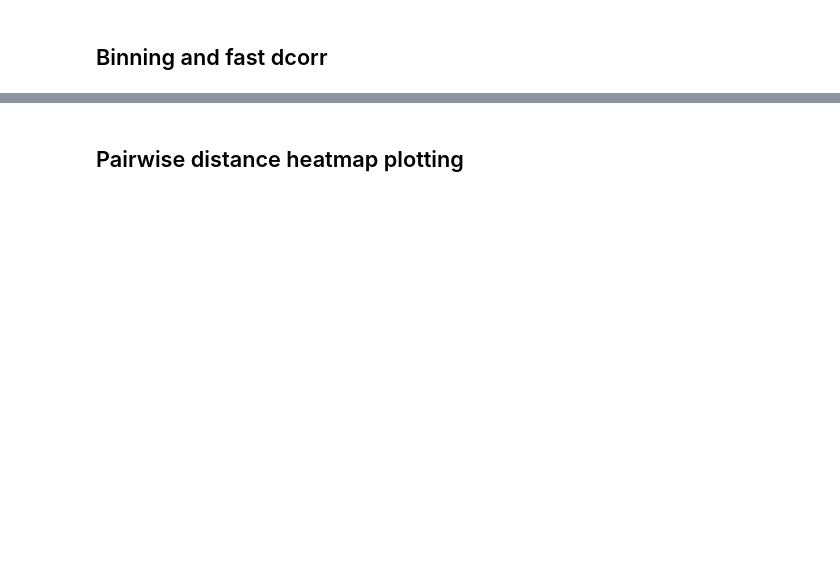
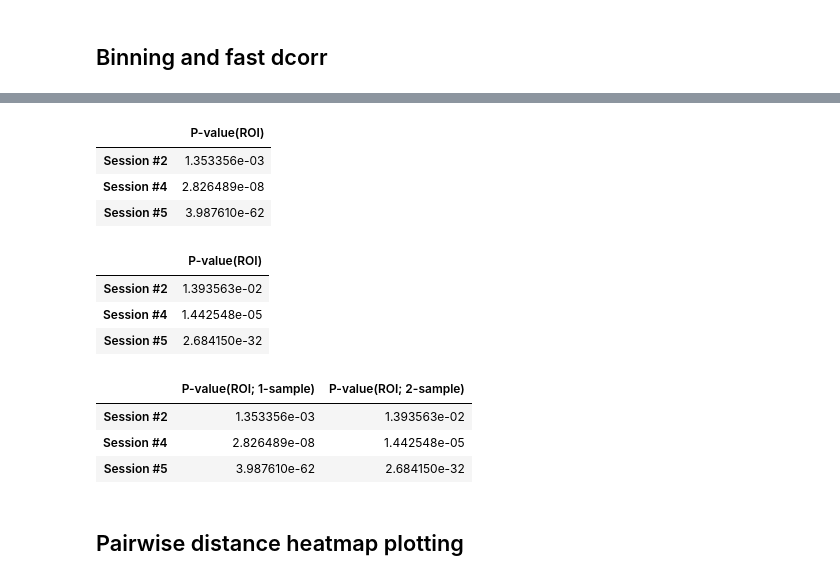
Before and after one commit to jshinm/hologram-biometric-signal-parsing, a Jupyter notebook: MindX_dataloader.ipynb, the cells around one changed output, grey strips where cells are left out. Cells and saved outputs as stored; diff of their text form; code cells hidden in the pictures; blank space fills up the shorter version.

```diff
--- a/MindX_dataloader.ipynb
+++ b/MindX_dataloader.ipynb
@@ -562,3 +585,56 @@ df_mean
+# %%
+# 1-sample t-test, two-sided (u(1) > u(0))
+ttest1 = []
+
+for j, sess in enumerate(match1): #match1 => ROI dcorr p-value
+    ttest1.append([])
+    for i in range(3):
+
+        xbar = newX[sess][newY[sess] == 0][:,:,i]
+        xbar = xbar.flatten().mean()
+        y = stats.ttest_1samp(newX[sess][newY[sess] == 1][:,:,i].flatten(), xbar)[1] #p-value
+        ttest1[j].append(y)
+# %%
+df_1sample = pd.DataFrame(np.array(ttest1)[:,0], columns=['P-value(ROI)'])
+df_1sample.index = [f'Session #{i}' for i in match1]
+df_1sample
+# %% [output]
+|  | P-value(ROI) |
+| Session #2 | 1.353356e-03 |
+| Session #4 | 2.826489e-08 |
+| Session #5 | 3.987610e-62 |
+# %%
+# 2-sample t-test, one-sided (u(1) > u(0))
+ttest2 = []
+
+for j, sess in enumerate(match1): #match1 => ROI dcorr p-value
+    ttest2.append([])
+    for i in range(3):
+
+        x_base = newX[sess][newY[sess] == 0][:,:,i].flatten()
+        x_stim = newX[sess][newY[sess] == 1][:,:,i].flatten()
+        y = stats.ttest_ind(x_base, x_stim, equal_var=False)[1] #2 sample unpaired 2 sided
+        ttest2[j].append(y/2) # making 1-sided
+# %%
+# ttest2
+df_2sample = pd.DataFrame(np.array(ttest2)[:,0], columns=['P-value(ROI)'])
+df_2sample.index = [f'Session #{i}' for i in match1]
+df_2sample
+# %% [output]
+|  | P-value(ROI) |
+| Session #2 | 1.393563e-02 |
+| Session #4 | 1.442548e-05 |
+| Session #5 | 2.684150e-32 |
+# %%
+df_sample = np.hstack([df_1sample, df_2sample])
+df_sample = pd.DataFrame(df_sample, columns=['P-value(ROI; 1-sample)', 'P-value(ROI; 2-sample)'])
+df_sample.index = [f'Session #{i}' for i in match1]
+df_sample
+# %% [output]
+|  | P-value(ROI; 1-sample) | P-value(ROI; 2-sample) |
+| Session #2 | 1.353356e-03 | 1.393563e-02 |
+| Session #4 | 2.826489e-08 | 1.442548e-05 |
+| Session #5 | 3.987610e-62 | 2.684150e-32 |
 # %%
 #violin plots and strip plots
 col = ['Value', 'Labels']
```
Also changed, not shown: parts of 27 cells of this notebook.
